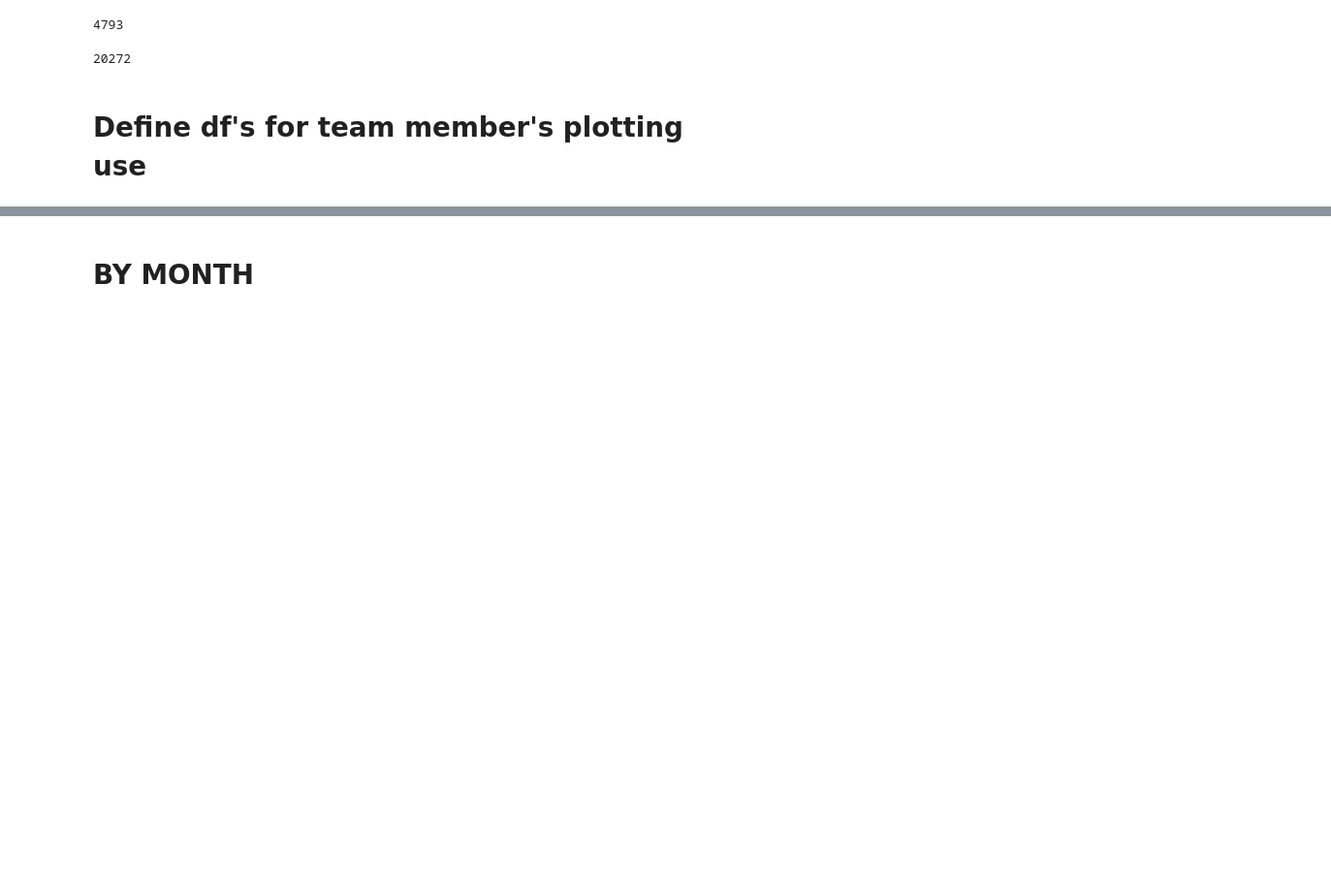
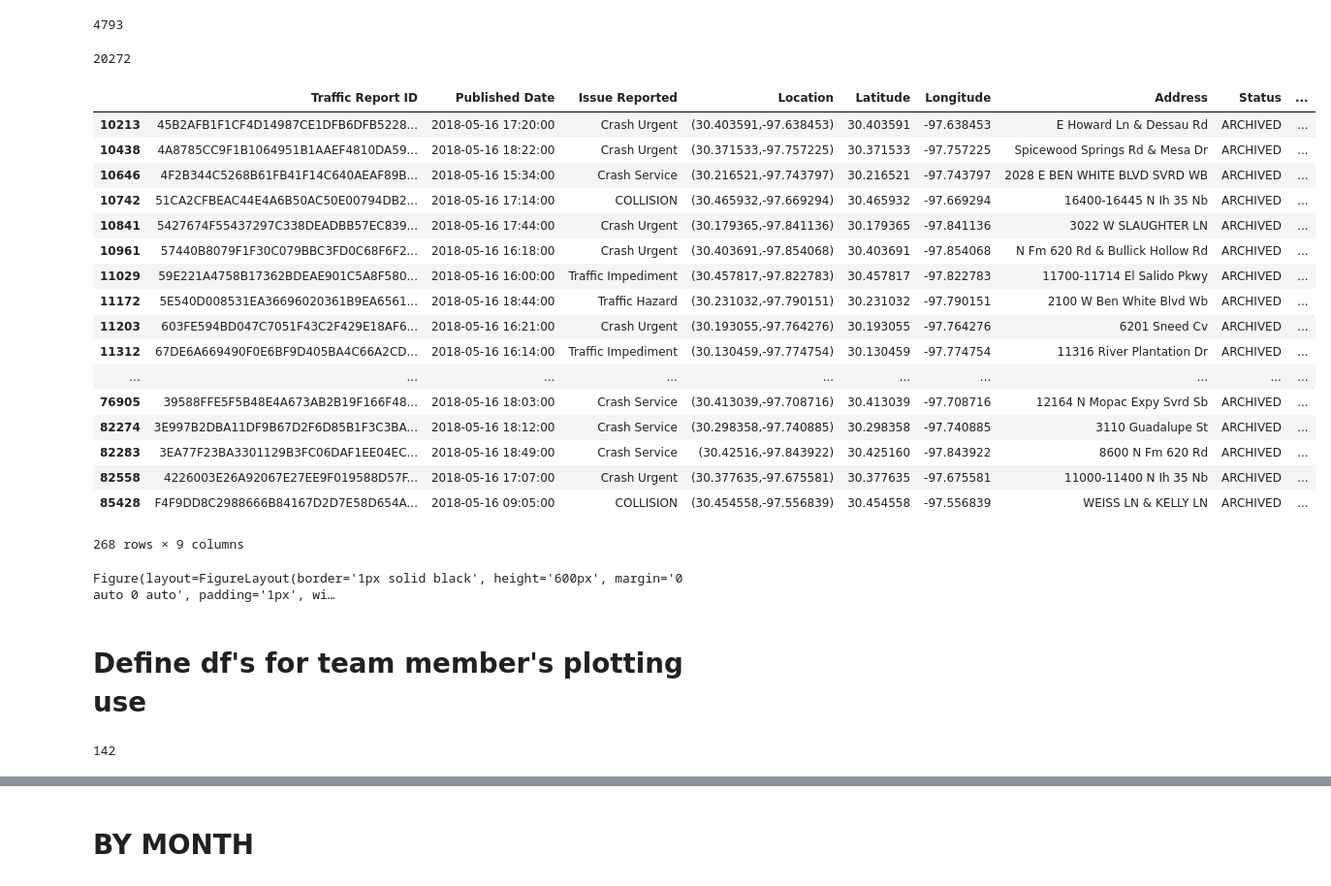
Before and after one commit to ericcuda/team5_and_dime, a Jupyter notebook: es_AustinTraffic_fnl.ipynb, the cells around one changed output, grey strips where cells are left out. Shown: that part at 97% size. Drawn from its saved outputs; the diff is of its cells as text; code cells hidden in the pictures; blank space fills up the shorter version.

```diff
--- a/es_AustinTraffic_fnl.ipynb
+++ b/es_AustinTraffic_fnl.ipynb
@@ -237,3 +270,31 @@ x["COLLISION"]
 x[0]
 # %% [output]
 20272
+# %%
+#use only 2018 data now
+#keep only 2018 data
+row_condition = df_from_csv_clean["Published Date"] <= "2018-05-17 00:00:00"
+filtered_df = filtered_df.loc[row_condition]
+row_condition = filtered_df["Published Date"] >= "2018-05-16 00:00:01"
+filtered_df = filtered_df.loc[row_condition]
+filtered_df
+#len(filtered_df)
+# %% [output]
+|  | Traffic Report ID | Published Date | Issue Reported | Location | Latitude | Longitude | Address | Status | ... |
+| 10213 | 45B2AFB1F1CF4D14987CE1DFB6DFB5228... | 2018-05-16 17:20:00 | Crash Urgent | (30.403591,-97.638453) | 30.403591 | -97.638453 | E Howard Ln & Dessau Rd | ARCHIVED | ... |
+| 10438 | 4A8785CC9F1B1064951B1AAEF4810DA59... | 2018-05-16 18:22:00 | Crash Urgent | (30.371533,-97.757225) | 30.371533 | -97.757225 | Spicewood Springs Rd & Mesa Dr | ARCHIVED | ... |
+| 10646 | 4F2B344C5268B61FB41F14C640AEAF89B... | 2018-05-16 15:34:00 | Crash Service | (30.216521,-97.743797) | 30.216521 | -97.743797 | 2028 E BEN WHITE BLVD SVRD WB | ARCHIVED | ... |
+| 10742 | 51CA2CFBEAC44E4A6B50AC50E00794DB2... | 2018-05-16 17:14:00 | COLLISION | (30.465932,-97.669294) | 30.465932 | -97.669294 | 16400-16445 N Ih 35 Nb | ARCHIVED | ... |
+| 10841 | 5427674F55437297C338DEADBB57EC839... | 2018-05-16 17:44:00 | Crash Urgent | (30.179365,-97.841136) | 30.179365 | -97.841136 | 3022 W SLAUGHTER LN | ARCHIVED | ... |
+| 10961 | 57440B8079F1F30C079BBC3FD0C68F6F2... | 2018-05-16 16:18:00 | Crash Urgent | (30.403691,-97.854068) | 30.403691 | -97.854068 | N Fm 620 Rd & Bullick Hollow Rd | ARCHIVED | ... |
+| 11029 | 59E221A4758B17362BDEAE901C5A8F580... | 2018-05-16 16:00:00 | Traffic Impediment | (30.457817,-97.822783) | 30.457817 | -97.822783 | 11700-11714 El Salido Pkwy | ARCHIVED | ... |
+| 11172 | 5E540D008531EA36696020361B9EA6561... | 2018-05-16 18:44:00 | Traffic Hazard | (30.231032,-97.790151) | 30.231032 | -97.790151 | 2100 W Ben White Blvd Wb | ARCHIVED | ... |
+| 11203 | 603FE594BD047C7051F43C2F429E18AF6... | 2018-05-16 16:21:00 | Crash Urgent | (30.193055,-97.764276) | 30.193055 | -97.764276 | 6201 Sneed Cv | ARCHIVED | ... |
+| 11312 | 67DE6A669490F0E6BF9D405BA4C66A2CD... | 2018-05-16 16:14:00 | Traffic Impediment | (30.130459,-97.774754) | 30.130459 | -97.774754 | 11316 River Plantation Dr | ARCHIVED | ... |
+| ... | ... | ... | ... | ... | ... | ... | ... | ... | ... |
+| 76905 | 39588FFE5F5B48E4A673AB2B19F166F48... | 2018-05-16 18:03:00 | Crash Service | (30.413039,-97.708716) | 30.413039 | -97.708716 | 12164 N Mopac Expy Svrd Sb | ARCHIVED | ... |
+| 82274 | 3E997B2DBA11DF9B67D2F6D85B1F3C3BA... | 2018-05-16 18:12:00 | Crash Service | (30.298358,-97.740885) | 30.298358 | -97.740885 | 3110 Guadalupe St | ARCHIVED | ... |
+| 82283 | 3EA77F23BA3301129B3FC06DAF1EE04EC... | 2018-05-16 18:49:00 | Crash Service | (30.42516,-97.843922) | 30.425160 | -97.843922 | 8600 N Fm 620 Rd | ARCHIVED | ... |
+| 82558 | 4226003E26A92067E27EE9F019588D57F... | 2018-05-16 17:07:00 | Crash Urgent | (30.377635,-97.675581) | 30.377635 | -97.675581 | 11000-11400 N Ih 35 Nb | ARCHIVED | ... |
+| 85428 | F4F9DD8C2988666B84167D2D7E58D654A... | 2018-05-16 09:05:00 | COLLISION | (30.454558,-97.556839) | 30.454558 | -97.556839 | WEISS LN & KELLY LN | ARCHIVED | ... |
+268 rows × 9 columns
@@ -240,3 +334,14 @@ x[0]
+# %%
+# Assign the marker layer to a variable  ..      DOING THE SUBSET HERE... TAKES ABOUT 10sec
+
+#help(gmaps.marker_layer)
+
+markers = gmaps.marker_layer(aus_lat_long_list_subset)
+# Add the layer to the map
+fig.add_layer(markers)
+fig
+# %% [output]
+Figure(layout=FigureLayout(border='1px solid black', height='600px', margin='0 auto 0 auto', padding='1px', wi…
 # %% [markdown]
 
 # Define df's for team member's plotting use
@@ -246,6 +351,9 @@ x[0]
 analysis_issues = ('Crash Urgent', 'Crash Service', 'COLLISION', 'COLLISION WITH INJURY', 'COLLISN/ LVNG SCN', 'COLLISION/Private Property', 'TRAFFIC FATALITY')
 analysis_df = filtered_df[filtered_df['Issue Reported'].isin(analysis_issues)]
 # analysis_df.tail()
+len(analysis_df)
+# %% [output]
+142
 # %%
 am_time_mask = (analysis_df['Published Date'].dt.hour >= 0) & \
            (analysis_df['Published Date'].dt.hour <= 5)
```
Also changed, not shown: parts of 22 cells of this notebook, 16 other files.
